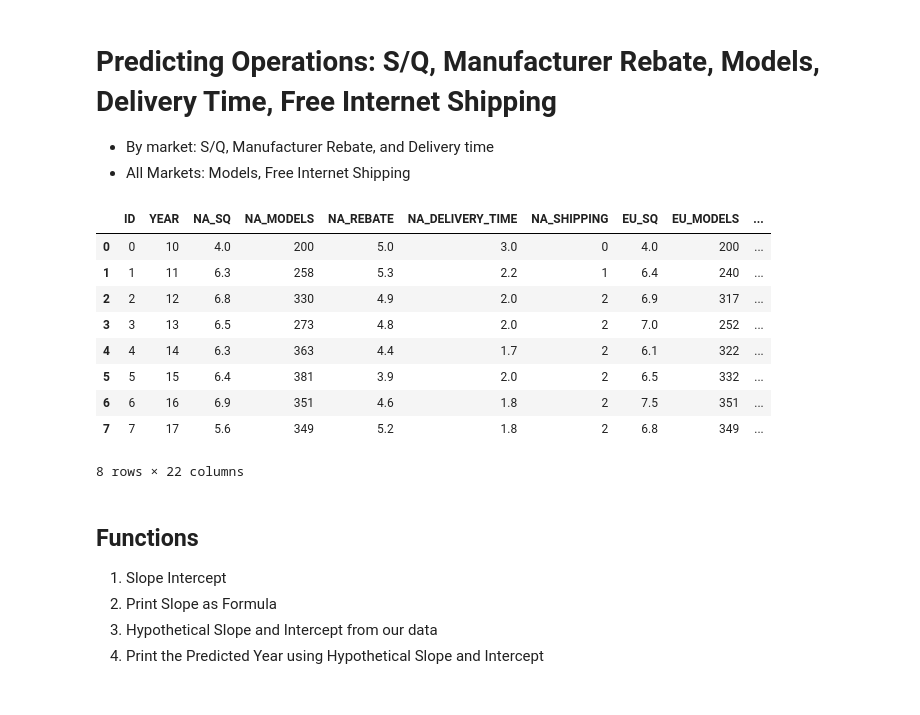
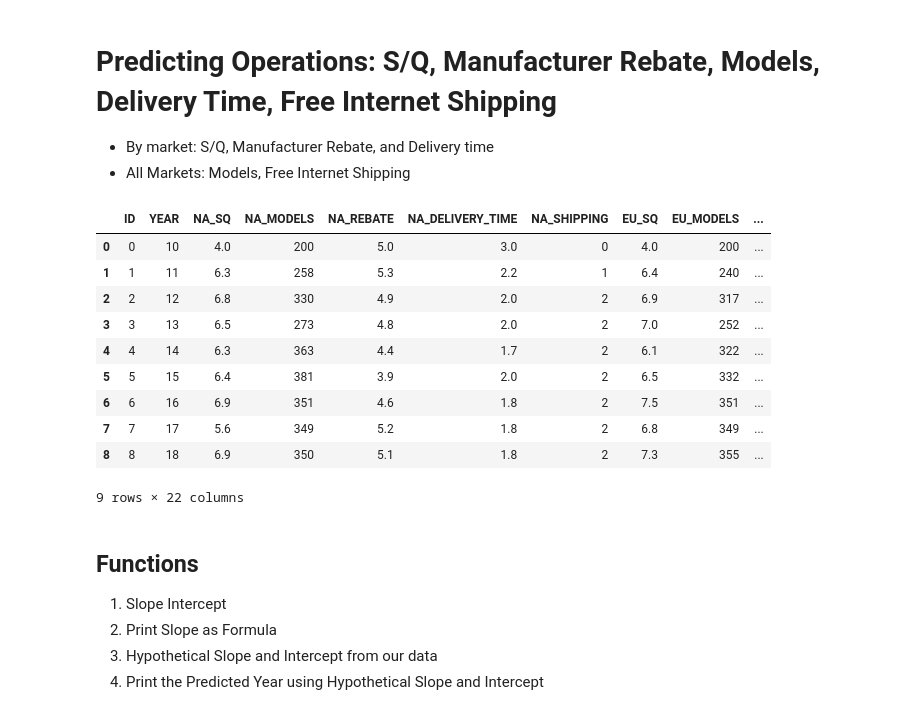
Before and after one commit to brienjl/BSG_Projections, a Jupyter notebook: Operations_Predictions.ipynb, the cells around one changed output. Saved outputs shown, nothing was run; the diff lists cells and outputs as text; code cells hidden in the pictures.

```diff
--- a/Operations_Predictions.ipynb
+++ b/Operations_Predictions.ipynb
@@ -5,27 +5,28 @@
 # %%
 #let's grab a few packages for stats
 import matplotlib.pyplot as plt
 import numpy as np
 import pandas as pd
 
 #Let's set some variables that we'll change each round
 #Change this year to the year being predicted (i.e. if you're predicting year 16, enter '16')
-predictionYear = 18
+predictionYear = 19
 
 #Load the dataset from our bsg_prices_actual - Sheet1.csv
 df = pd.read_csv('bsg_operations_actual - Sheet1.csv')
 df
 # %% [output]
 |  | ID | YEAR | NA_SQ | NA_MODELS | NA_REBATE | NA_DELIVERY_TIME | NA_SHIPPING | EU_SQ | EU_MODELS | ... |
 | 0 | 0 | 10 | 4.0 | 200 | 5.0 | 3.0 | 0 | 4.0 | 200 | ... |
 | 1 | 1 | 11 | 6.3 | 258 | 5.3 | 2.2 | 1 | 6.4 | 240 | ... |
 | 2 | 2 | 12 | 6.8 | 330 | 4.9 | 2.0 | 2 | 6.9 | 317 | ... |
 | 3 | 3 | 13 | 6.5 | 273 | 4.8 | 2.0 | 2 | 7.0 | 252 | ... |
 | 4 | 4 | 14 | 6.3 | 363 | 4.4 | 1.7 | 2 | 6.1 | 322 | ... |
 | 5 | 5 | 15 | 6.4 | 381 | 3.9 | 2.0 | 2 | 6.5 | 332 | ... |
 | 6 | 6 | 16 | 6.9 | 351 | 4.6 | 1.8 | 2 | 7.5 | 351 | ... |
 | 7 | 7 | 17 | 5.6 | 349 | 5.2 | 1.8 | 2 | 6.8 | 349 | ... |
+| 8 | 8 | 18 | 6.9 | 350 | 5.1 | 1.8 | 2 | 7.3 | 355 | ... |
-8 rows × 22 columns
+9 rows × 22 columns
 # %% [markdown]
 ## Functions
 1. Slope Intercept
```
Also changed, not shown: parts of 7 cells of this notebook, 3 other files.
